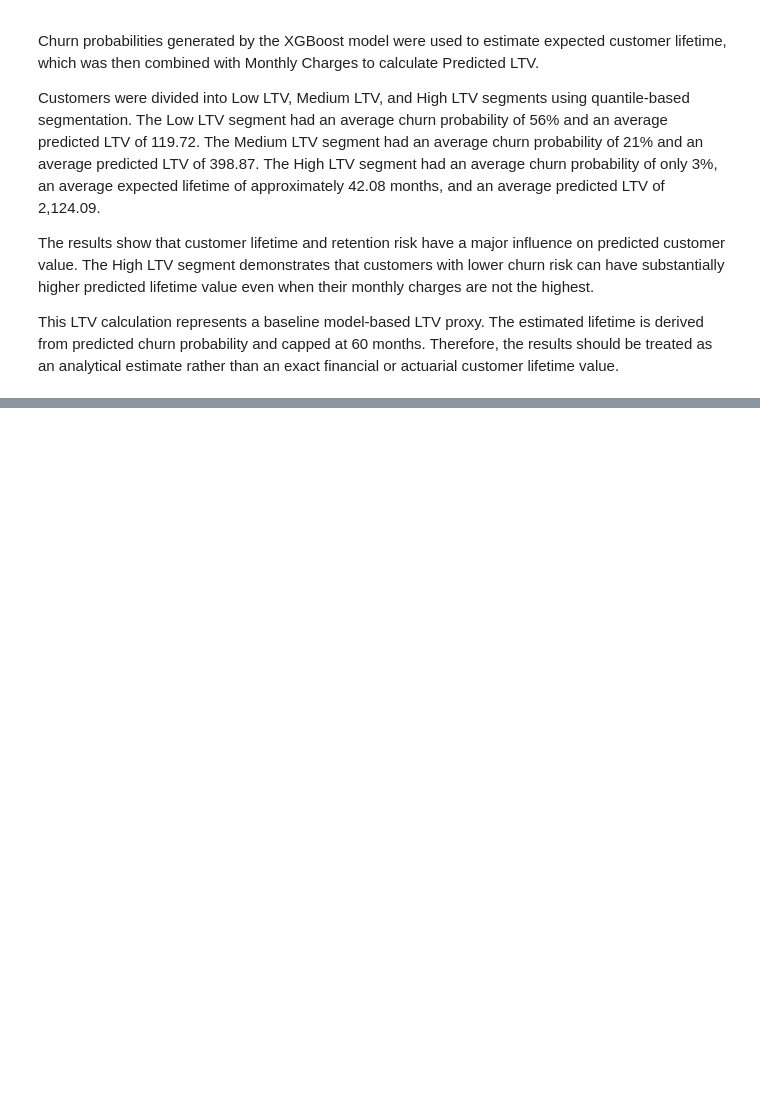
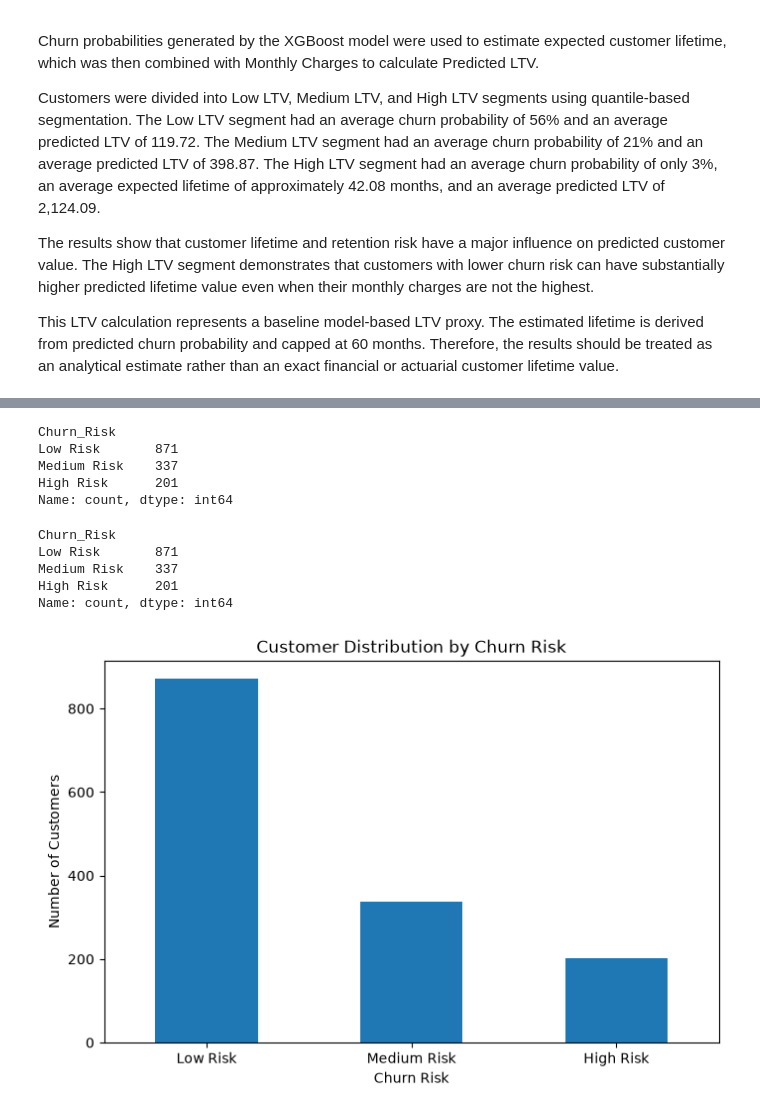
Before and after one commit to sagarsiddharth09-blip/customer-churn-LTV-engine, a Jupyter notebook: Akshay_Baseline_Analytics.ipynb, the cells around one changed output, grey strips where cells are left out. Saved outputs shown, nothing was run; the diff lists cells and outputs as text; code cells hidden in the pictures; blank space fills up the shorter version.

Commit message:
Add Day 15 churn risk value segmentation

```diff
--- a/Akshay_Baseline_Analytics.ipynb
+++ b/Akshay_Baseline_Analytics.ipynb
@@ -3649,0 +3680,53 @@ This LTV calculation represents a baseline model-based LTV proxy. The estimated
+# %%
+# Create churn risk segments
+
+def assign_churn_risk(probability):
+    if probability < 0.30:
+        return "Low Risk"
+    elif probability < 0.60:
+        return "Medium Risk"
+    else:
+        return "High Risk"
+
+ltv_df["Churn_Risk"] = ltv_df["Churn_Probability"].apply(
+    assign_churn_risk
+)
+
+print(
+    ltv_df["Churn_Risk"].value_counts()
+)
+# %% [output]
+Churn_Risk
+Low Risk       871
+Medium Risk    337
+High Risk      201
+Name: count, dtype: int64
+# %%
+# Churn risk distribution
+
+risk_distribution = (
+    ltv_df["Churn_Risk"]
+    .value_counts()
+    .reindex(["Low Risk", "Medium Risk", "High Risk"])
+)
+
+risk_distribution
+# %% [output]
+Churn_Risk
+Low Risk       871
+Medium Risk    337
+High Risk      201
+Name: count, dtype: int64
+# %%
+risk_distribution.plot(
+    kind="bar",
+    figsize=(8, 5)
+)
+
+plt.title("Customer Distribution by Churn Risk")
+plt.xlabel("Churn Risk")
+plt.ylabel("Number of Customers")
+plt.xticks(rotation=0)
+plt.show()
+# %% [output]
+[figure, added]
```
Also changed, not shown: parts of 17 cells of this notebook.
